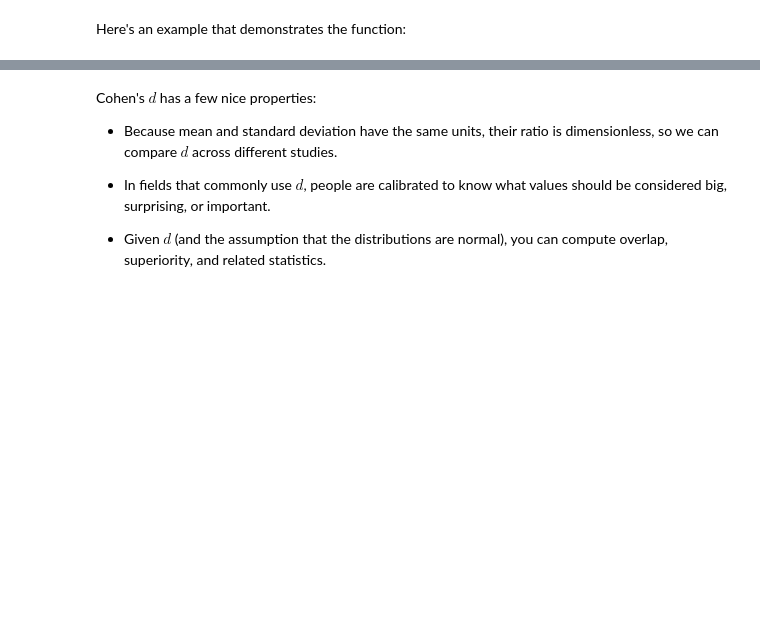
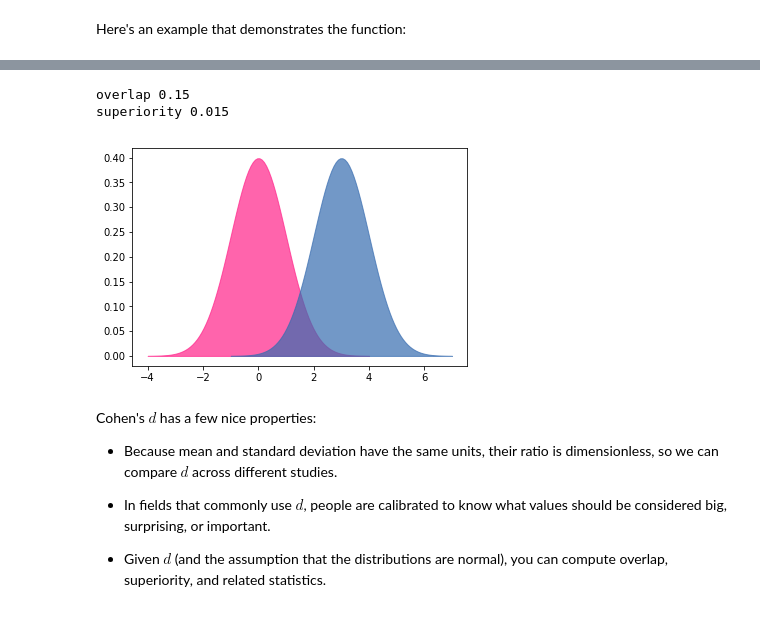
Before and after one commit to slieb74/ds-stats-effect_size-nyc-career-ds-062518, a Jupyter notebook: index.ipynb, the cells around one changed output, grey strips where cells are left out. Cells and saved outputs as stored; diff of their text form; code cells hidden in the pictures; blank space fills up the shorter version.

```diff
--- a/index.ipynb
+++ b/index.ipynb
@@ -414,3 +444,9 @@ NameError: name 'evaluate_PDF' is not defined
+# %%
+plot_pdfs(3)
+# %% [output]
+overlap 0.15
+superiority 0.015
+[figure, added]
 # %% [markdown]
 Cohen's $d$ has a few nice properties:
 
```
Also changed, not shown: parts of 29 cells of this notebook.
